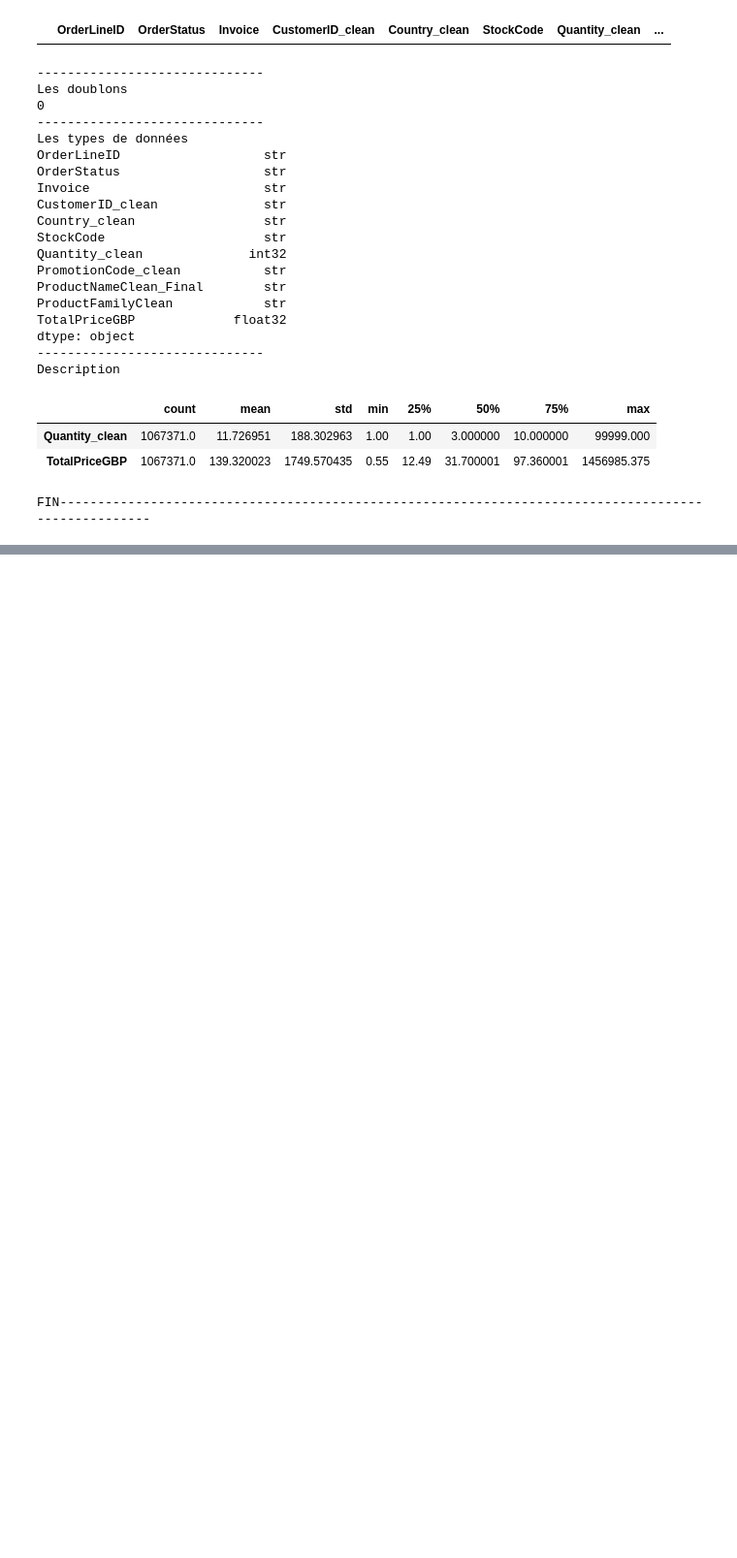
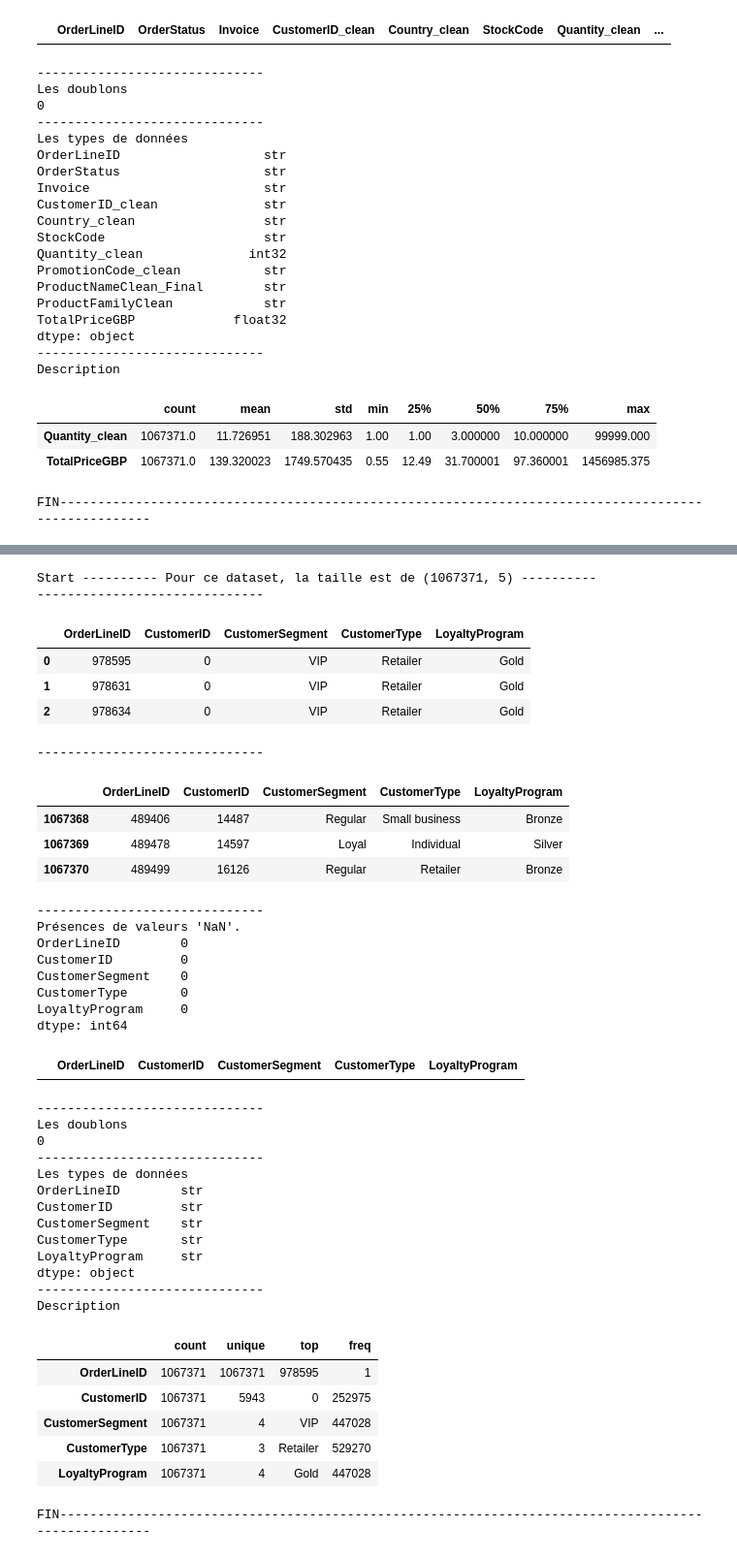
Before and after one commit to clawyunkai/Brief-15_retailcorps_Marketing, a Jupyter notebook: 01_Exploration&Nettoyage_Chris.ipynb, the cells around one changed output, grey strips where cells are left out. Shown at 97% size. Saved outputs shown, nothing was run; the diff lists cells and outputs as text; code cells hidden in the pictures; blank space fills up the shorter version.

```diff
--- a/01_Exploration&Nettoyage_Chris.ipynb
+++ b/01_Exploration&Nettoyage_Chris.ipynb
@@ -871,3 +871,53 @@ display(HTML(html_code))
 | 6976 | 21843 | kitchenware | interior | retro spot cake stand | 43.640427 | ... |
 | 9366 | 21843 | other | other | damaged | 8.420000 | ... |
 | 10360 | 21843 | kitchenware | interior | red retrospot cake stand | 43.640427 | ... |
+# %%
+chemin_fichier = r"clean_client.parquet"
+
+df_clients=duckdb.query(f"""
+    select distinct *
+    From read_parquet('{chemin_fichier}')
+""").df()
+# %%
+explorer_dataset(df_clients)
+# %% [output]
+Start ---------- Pour ce dataset, la taille est de (1067371, 5) ----------
+------------------------------
+|  | OrderLineID | CustomerID | CustomerSegment | CustomerType | LoyaltyProgram |
+| 0 | 978595 | 0 | VIP | Retailer | Gold |
+| 1 | 978631 | 0 | VIP | Retailer | Gold |
+| 2 | 978634 | 0 | VIP | Retailer | Gold |
+------------------------------
+|  | OrderLineID | CustomerID | CustomerSegment | CustomerType | LoyaltyProgram |
+| 1067368 | 489406 | 14487 | Regular | Small business | Bronze |
+| 1067369 | 489478 | 14597 | Loyal | Individual | Silver |
+| 1067370 | 489499 | 16126 | Regular | Retailer | Bronze |
+------------------------------
+Présences de valeurs 'NaN'.
+OrderLineID        0
+CustomerID         0
+CustomerSegment    0
+CustomerType       0
+LoyaltyProgram     0
+dtype: int64
+|  | OrderLineID | CustomerID | CustomerSegment | CustomerType | LoyaltyProgram |
+------------------------------
+Les doublons
+0
+------------------------------
+Les types de données
+OrderLineID        str
+CustomerID         str
+CustomerSegment    str
+CustomerType       str
+LoyaltyProgram     str
+dtype: object
+------------------------------
+Description
+|  | count | unique | top | freq |
+| OrderLineID | 1067371 | 1067371 | 978595 | 1 |
+| CustomerID | 1067371 | 5943 | 0 | 252975 |
+| CustomerSegment | 1067371 | 4 | VIP | 447028 |
+| CustomerType | 1067371 | 3 | Retailer | 529270 |
+| LoyaltyProgram | 1067371 | 4 | Gold | 447028 |
+FIN----------------------------------------------------------------------------------------------------
```
Also changed, not shown: parts of 2 cells of this notebook.
